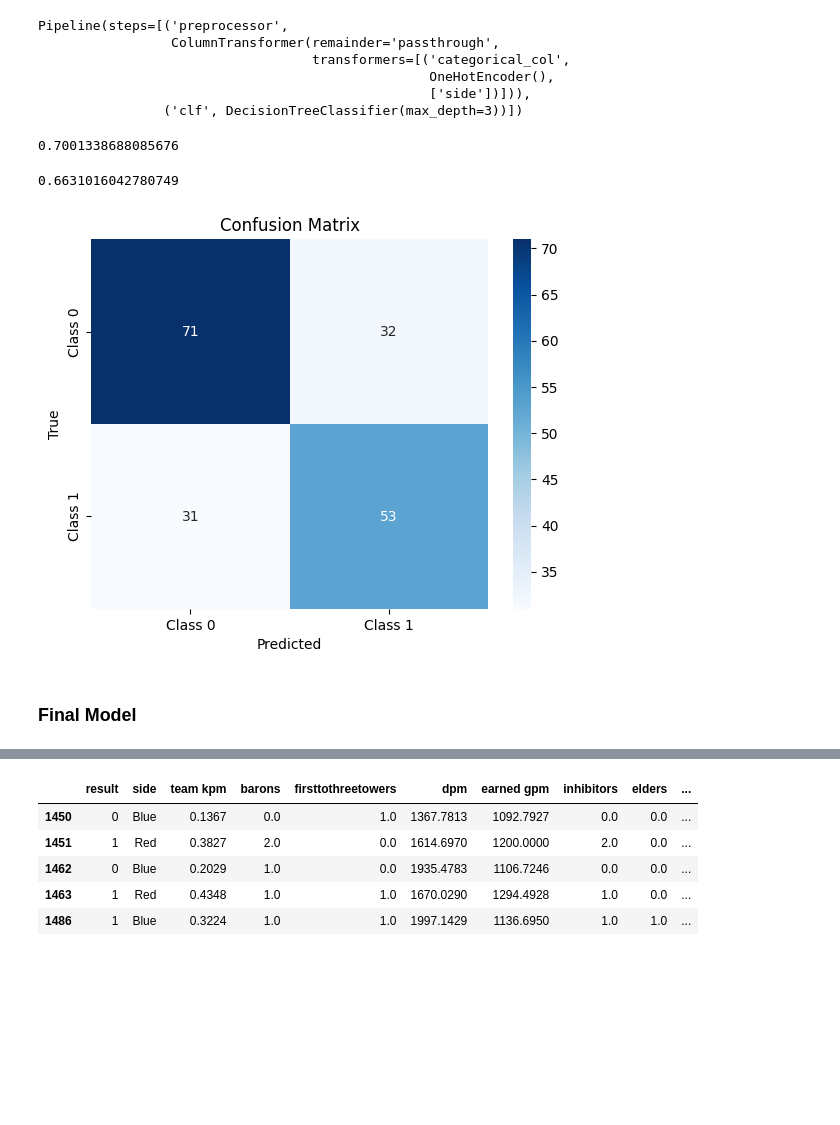
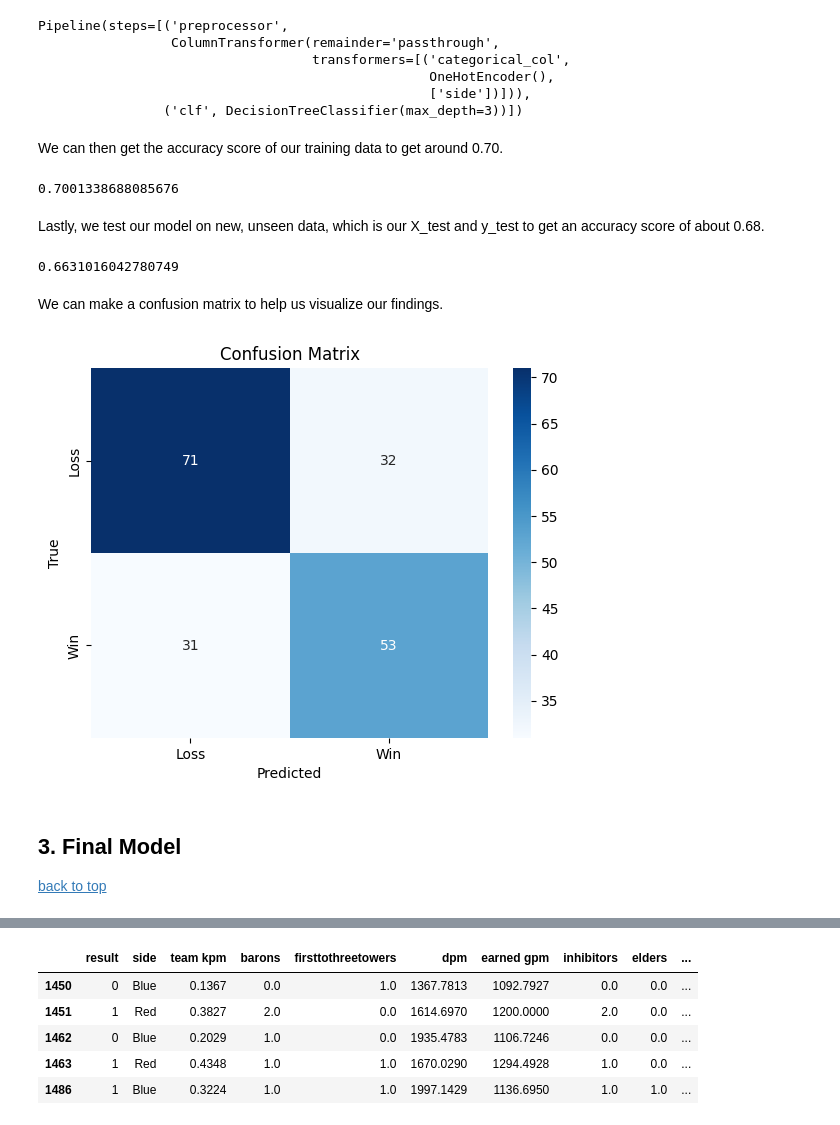
Before and after one commit to m1nce/wrmodel, a Jupyter notebook: 05-prediction/template.ipynb, the cells around one changed output, grey strips where cells are left out. Saved outputs shown, nothing was run; the diff lists cells and outputs as text; code cells hidden in the pictures; blank space fills up the shorter version.

```diff
--- a/05-prediction/template.ipynb
+++ b/05-prediction/template.ipynb
@@ -94,24 +123,31 @@ Pipeline(steps=[('preprocessor',
                                                   OneHotEncoder(),
                                                   ['side'])])),
                 ('clf', DecisionTreeClassifier(max_depth=3))])
+# %% [markdown]
+We can then get the accuracy score of our training data to get around 0.70.
 # %%
 pl.score(X_train, y_train)
 # %% [output]
 0.7001338688085676
+# %% [markdown]
+Lastly, we test our model on new, unseen data, which is our X_test and y_test to get an accuracy score of about 0.68.
 # %%
 pl.score(X_test, y_test)
 # %% [output]
 0.6631016042780749
+# %% [markdown]
+We can make a confusion matrix to help us visualize our findings.
 # %%
 conf_matrix = confusion_matrix(y_test, pl.predict(X_test))
 sns.heatmap(conf_matrix, annot=True, fmt="d", cmap="Blues",
-            xticklabels=['Class 0', 'Class 1'],
-            yticklabels=['Class 0', 'Class 1'])
+            xticklabels=['Loss', 'Win'],
+            yticklabels=['Loss', 'Win'])
 plt.title('Confusion Matrix')
 plt.xlabel('Predicted')
 plt.ylabel('True')
 plt.show()
 # %% [output]
-[figure, old version]
+[figure, new version]
-# %% [markdown]
-### Final Model
+# %% [markdown]
+## <a id='Final'></a>3. Final Model
+[back to top](#top)
```
Also changed, not shown: parts of 41 cells of this notebook, 2 other files.
